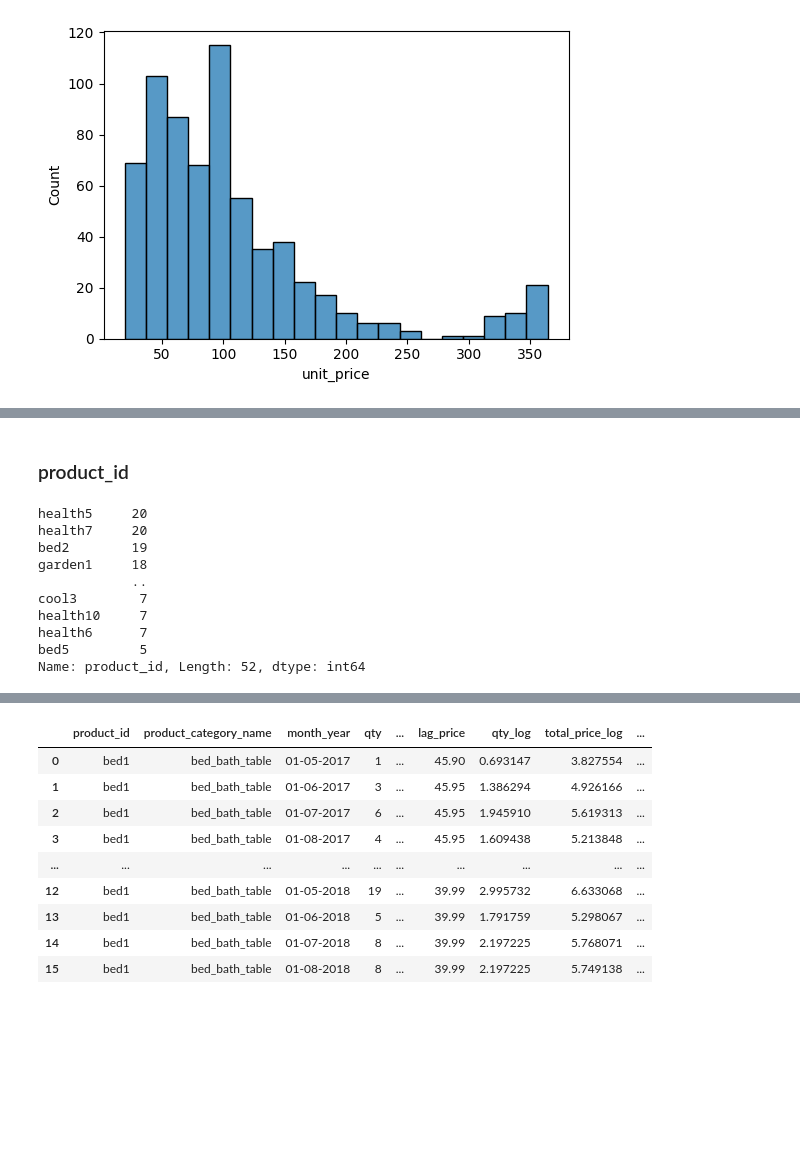
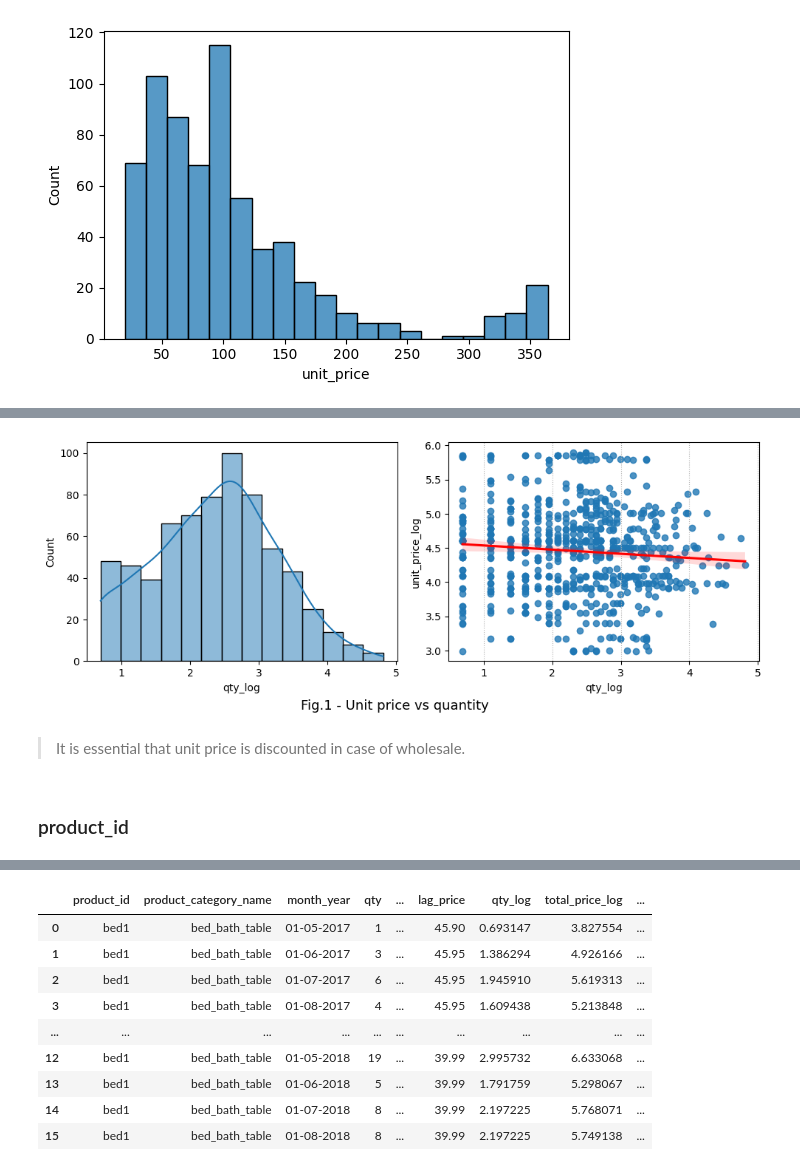
Before and after one commit to Alex1iv/Retail_pricing, a Jupyter notebook: notebooks/Retail_pricing.ipynb, the cells around one changed output, grey strips where cells are left out. Saved outputs shown, nothing was run; the diff lists cells and outputs as text; code cells hidden in the pictures; blank space fills up the shorter version.

```diff
--- a/notebooks/Retail_pricing.ipynb
+++ b/notebooks/Retail_pricing.ipynb
@@ -189,15 +189,17 @@ plt.tight_layout()
+# %%
+fig, ax = plt.subplots(1,2, figsize=(10, 4))
+fig = sns.histplot(data['qty_log'], ax=ax[0], kde=True); #,bins=15
+fig = sns.regplot(data, y='unit_price_log', ax=ax[1], x='qty_log', line_kws={"color": "red"}) #
+ax[1].xaxis.grid(linestyle=':')
+
+plot_counter=1
+ax[0].set_title('Fig.1 - Unit price vs quantity ', y=-0.25, fontsize=13, x=1) #
+plt.tight_layout()
+
+plt.savefig(os.path.join(path_figures, f'fig_{plot_counter}.png'));
+# %% [output]
+[figure, added]
+# %% [markdown]
+> It is essential that unit price is discounted in case of wholesale.
 # %% [markdown]
 ### product_id
-# %%
-data['product_id'].value_counts()
-# %% [output]
-health5     20
-health7     20
-bed2        19
-garden1     18
-            ..
-cool3        7
-health10     7
-health6      7
-bed5         5
-Name: product_id, Length: 52, dtype: int64
```
Also changed, not shown: parts of 26 cells of this notebook.
